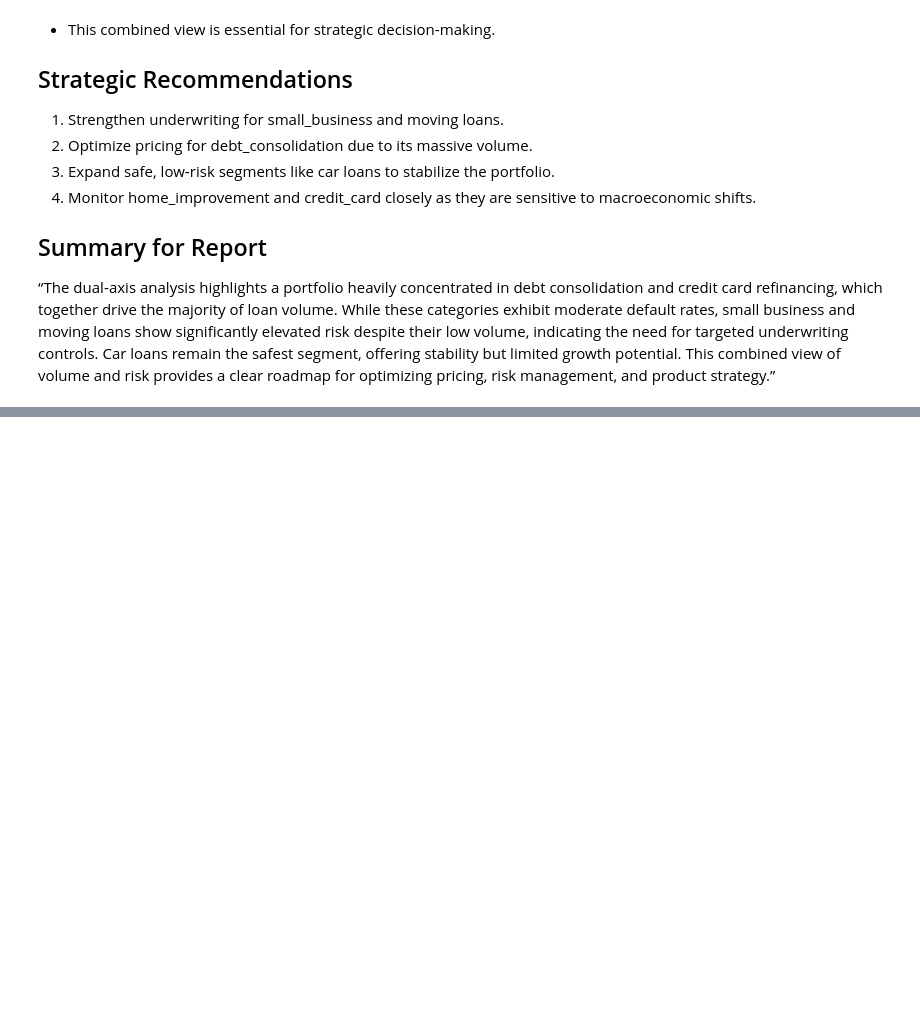
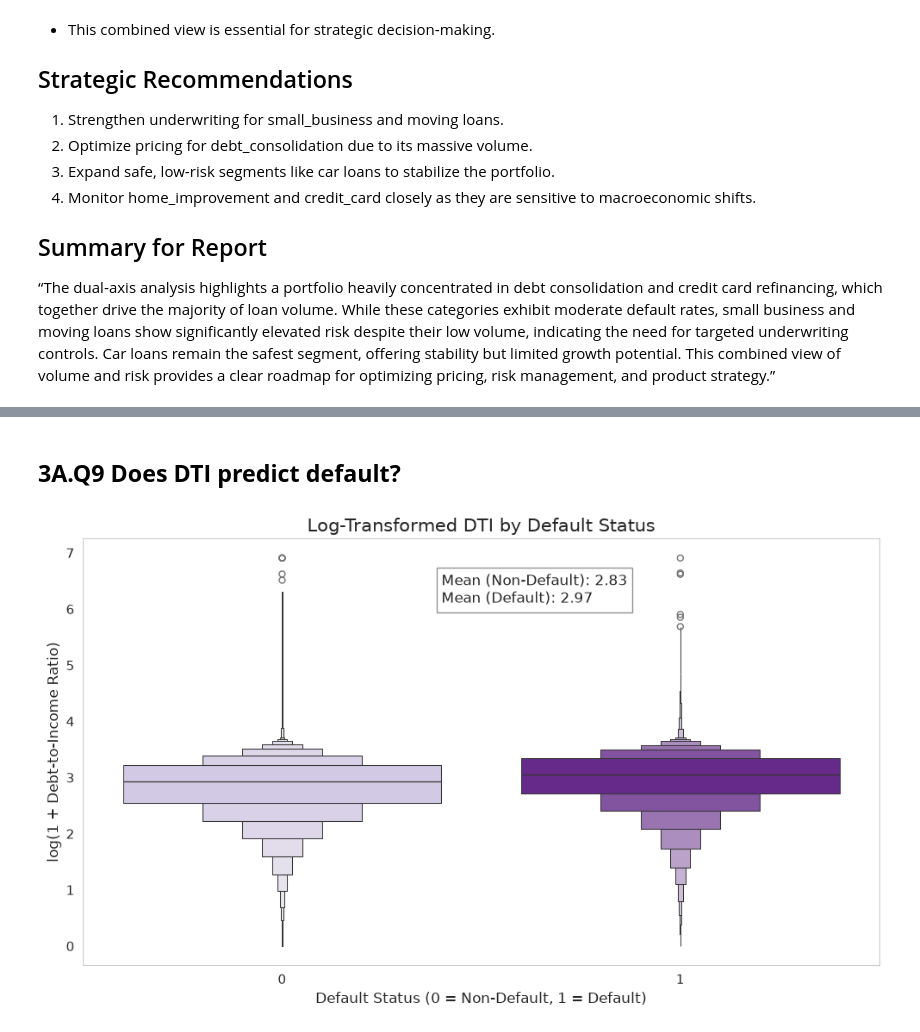
Before and after one commit to JoseAlberto88/Credit-Default-Risk-Analysis, a Jupyter notebook: python/2. eda_analysis.ipynb, the cells around one changed output, grey strips where cells are left out. Saved outputs shown, nothing was run; the diff lists cells and outputs as text; code cells hidden in the pictures; blank space fills up the shorter version.

```diff
--- a/python/2. eda_analysis.ipynb
+++ b/python/2. eda_analysis.ipynb
@@ -398,0 +636,46 @@ plt.show()
+# %% [markdown]
+## **3A.Q9  Does DTI predict default?**
+# %%
+import seaborn as sns
+import matplotlib.pyplot as plt
+import numpy as np
+
+# Log-transform DTI
+apps_eda['log_dti'] = np.log1p(apps_eda['debt_to_income_ratio'])
+
+# Calculate means
+mean_non_default = apps_eda.loc[apps_eda['target_default'] == 0, 'log_dti'].mean()
+mean_default = apps_eda.loc[apps_eda['target_default'] == 1, 'log_dti'].mean()
+
+plt.figure(figsize=(10,6))
+
+# Purple palette
+palette = {0: "#D1C4E9", 1: "#6A1B9A"}  # lavender + deep royal purple
+
+sns.boxenplot(
+    data=apps_eda,
+    x='target_default',
+    y='log_dti',
+    hue='target_default',
+    palette=palette,
+    legend=False
+)
+
+plt.grid(False)
+
+plt.text(
+    0.45, 0.85,
+    f"Mean (Non‑Default): {mean_non_default:.2f}\nMean (Default): {mean_default:.2f}",
+    transform=plt.gca().transAxes,
+    fontsize=12,
+    bbox=dict(facecolor='white', alpha=0.85, edgecolor='gray')
+)
+
+plt.title("Log-Transformed DTI by Default Status", fontsize=15)
+plt.xlabel("Default Status (0 = Non‑Default, 1 = Default)")
+plt.ylabel("log(1 + Debt-to-Income Ratio)")
+
+plt.tight_layout()
+plt.show()
+# %% [output]
+[figure, added]
```
Also changed, not shown: parts of 13 cells of this notebook, 1 other file.
